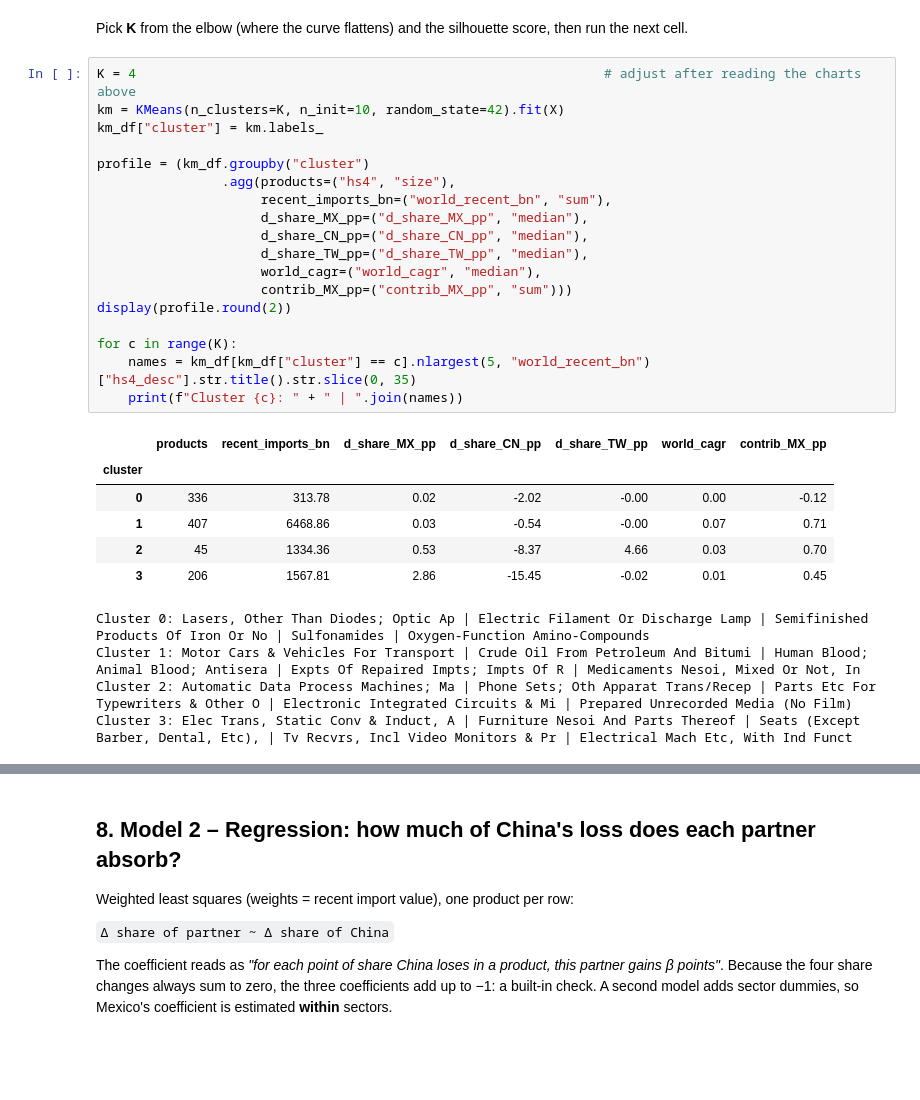
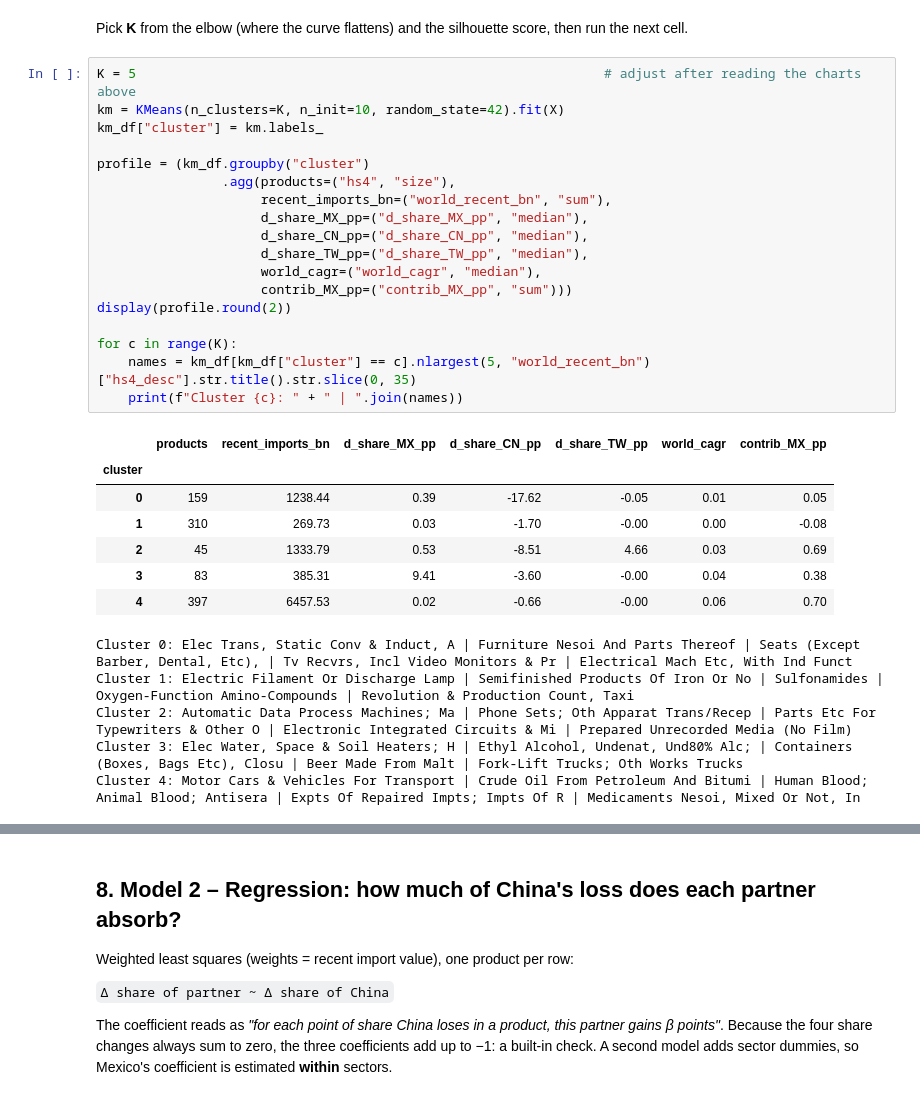
Before and after one commit to axelsn04/nearshoring-mexico-analysis, a Jupyter notebook: notebooks/03_analysis_models.ipynb, the cells around one changed output, grey strips where cells are left out. Drawn from its saved outputs; the diff is of its cells as text; blank space fills up the shorter version.

```diff
--- a/notebooks/03_analysis_models.ipynb
+++ b/notebooks/03_analysis_models.ipynb
@@ -452,32 +463,34 @@ Products clustered: 994
 # %% [markdown]
 Pick **K** from the elbow (where the curve flattens) and the silhouette score, then run the next cell.
 # %%
-K = 4                                                            # adjust after reading the charts above
+K = 5                                                            # adjust after reading the charts above
 km = KMeans(n_clusters=K, n_init=10, random_state=42).fit(X)
 km_df["cluster"] = km.labels_
 
 profile = (km_df.groupby("cluster")
                 .agg(products=("hs4", "size"),
                      recent_imports_bn=("world_recent_bn", "sum"),
                      d_share_MX_pp=("d_share_MX_pp", "median"),
                      d_share_CN_pp=("d_share_CN_pp", "median"),
                      d_share_TW_pp=("d_share_TW_pp", "median"),
                      world_cagr=("world_cagr", "median"),
                      contrib_MX_pp=("contrib_MX_pp", "sum")))
 display(profile.round(2))
 
 for c in range(K):
     names = km_df[km_df["cluster"] == c].nlargest(5, "world_recent_bn")["hs4_desc"].str.title().str.slice(0, 35)
     print(f"Cluster {c}: " + " | ".join(names))
 # %% [output]
 |  | products | recent_imports_bn | d_share_MX_pp | d_share_CN_pp | d_share_TW_pp | world_cagr | contrib_MX_pp |
 | cluster |  |  |  |  |  |  |  |
-| 0 | 336 | 313.78 | 0.02 | -2.02 | -0.00 | 0.00 | -0.12 |
-| 1 | 407 | 6468.86 | 0.03 | -0.54 | -0.00 | 0.07 | 0.71 |
-| 2 | 45 | 1334.36 | 0.53 | -8.37 | 4.66 | 0.03 | 0.70 |
-| 3 | 206 | 1567.81 | 2.86 | -15.45 | -0.02 | 0.01 | 0.45 |
+| 0 | 159 | 1238.44 | 0.39 | -17.62 | -0.05 | 0.01 | 0.05 |
+| 1 | 310 | 269.73 | 0.03 | -1.70 | -0.00 | 0.00 | -0.08 |
+| 2 | 45 | 1333.79 | 0.53 | -8.51 | 4.66 | 0.03 | 0.69 |
+| 3 | 83 | 385.31 | 9.41 | -3.60 | -0.00 | 0.04 | 0.38 |
+| 4 | 397 | 6457.53 | 0.02 | -0.66 | -0.00 | 0.06 | 0.70 |
-Cluster 0: Lasers, Other Than Diodes; Optic Ap | Electric Filament Or Discharge Lamp | Semifinished Products Of Iron Or No | Sulfonamides | Oxygen-Function Amino-Compounds
-Cluster 1: Motor Cars & Vehicles For Transport | Crude Oil From Petroleum And Bitumi | Human Blood; Animal Blood; Antisera | Expts Of Repaired Impts; Impts Of R | Medicaments Nesoi, Mixed Or Not, In
+Cluster 0: Elec Trans, Static Conv & Induct, A | Furniture Nesoi And Parts Thereof | Seats (Except Barber, Dental, Etc), | Tv Recvrs, Incl Video Monitors & Pr | Electrical Mach Etc, With Ind Funct
+Cluster 1: Electric Filament Or Discharge Lamp | Semifinished Products Of Iron Or No | Sulfonamides | Oxygen-Function Amino-Compounds | Revolution & Production Count, Taxi
 Cluster 2: Automatic Data Process Machines; Ma | Phone Sets; Oth Apparat Trans/Recep | Parts Etc For Typewriters & Other O | Electronic Integrated Circuits & Mi | Prepared Unrecorded Media (No Film)
-Cluster 3: Elec Trans, Static Conv & Induct, A | Furniture Nesoi And Parts Thereof | Seats (Except Barber, Dental, Etc), | Tv Recvrs, Incl Video Monitors & Pr | Electrical Mach Etc, With Ind Funct
+Cluster 3: Elec Water, Space & Soil Heaters; H | Ethyl Alcohol, Undenat, Und80% Alc; | Containers (Boxes, Bags Etc), Closu | Beer Made From Malt | Fork-Lift Trucks; Oth Works Trucks
+Cluster 4: Motor Cars & Vehicles For Transport | Crude Oil From Petroleum And Bitumi | Human Blood; Animal Blood; Antisera | Expts Of Repaired Impts; Impts Of R | Medicaments Nesoi, Mixed Or Not, In
 # %% [markdown]
```
Also changed, not shown: parts of 4 cells of this notebook, 3 other files.
